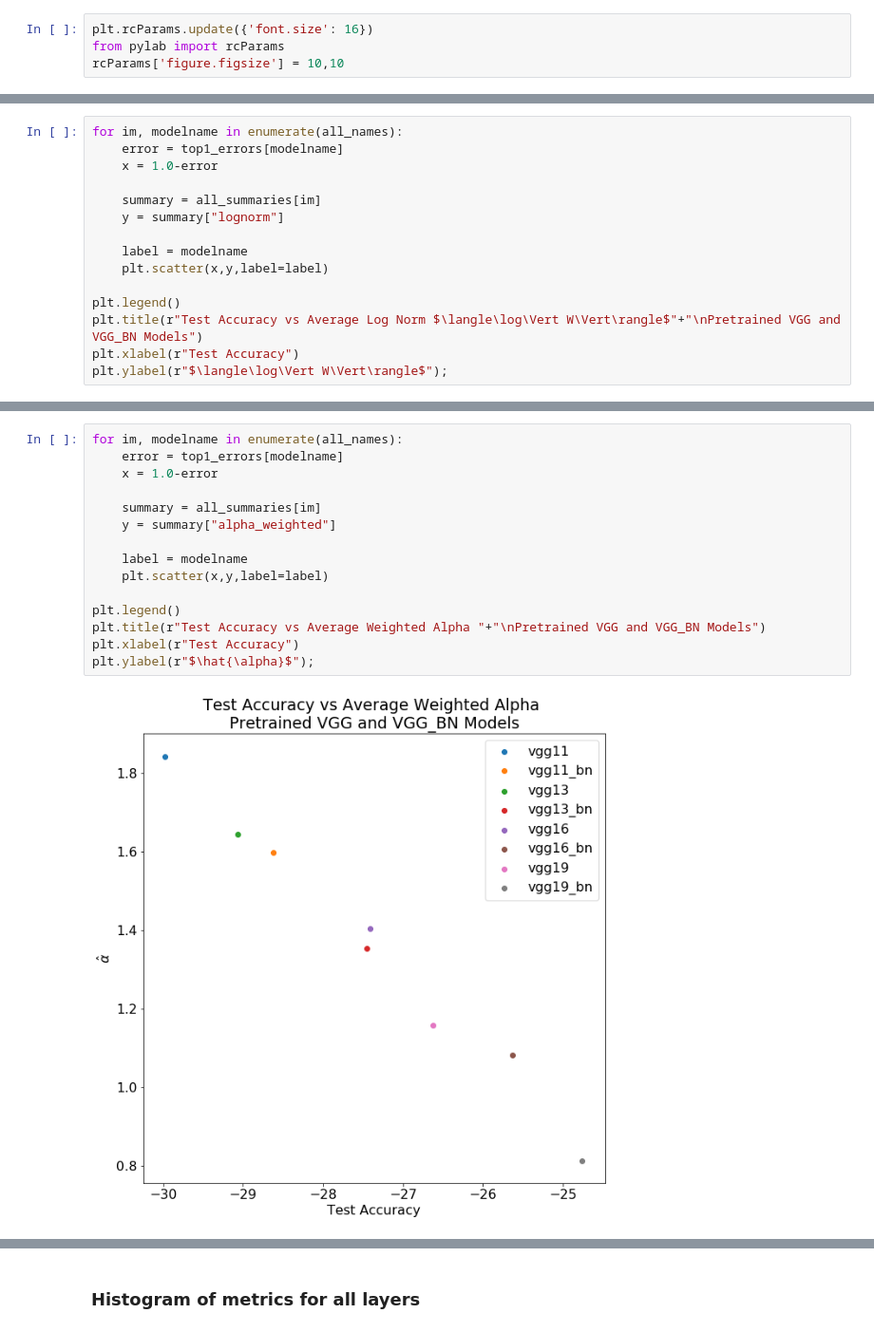
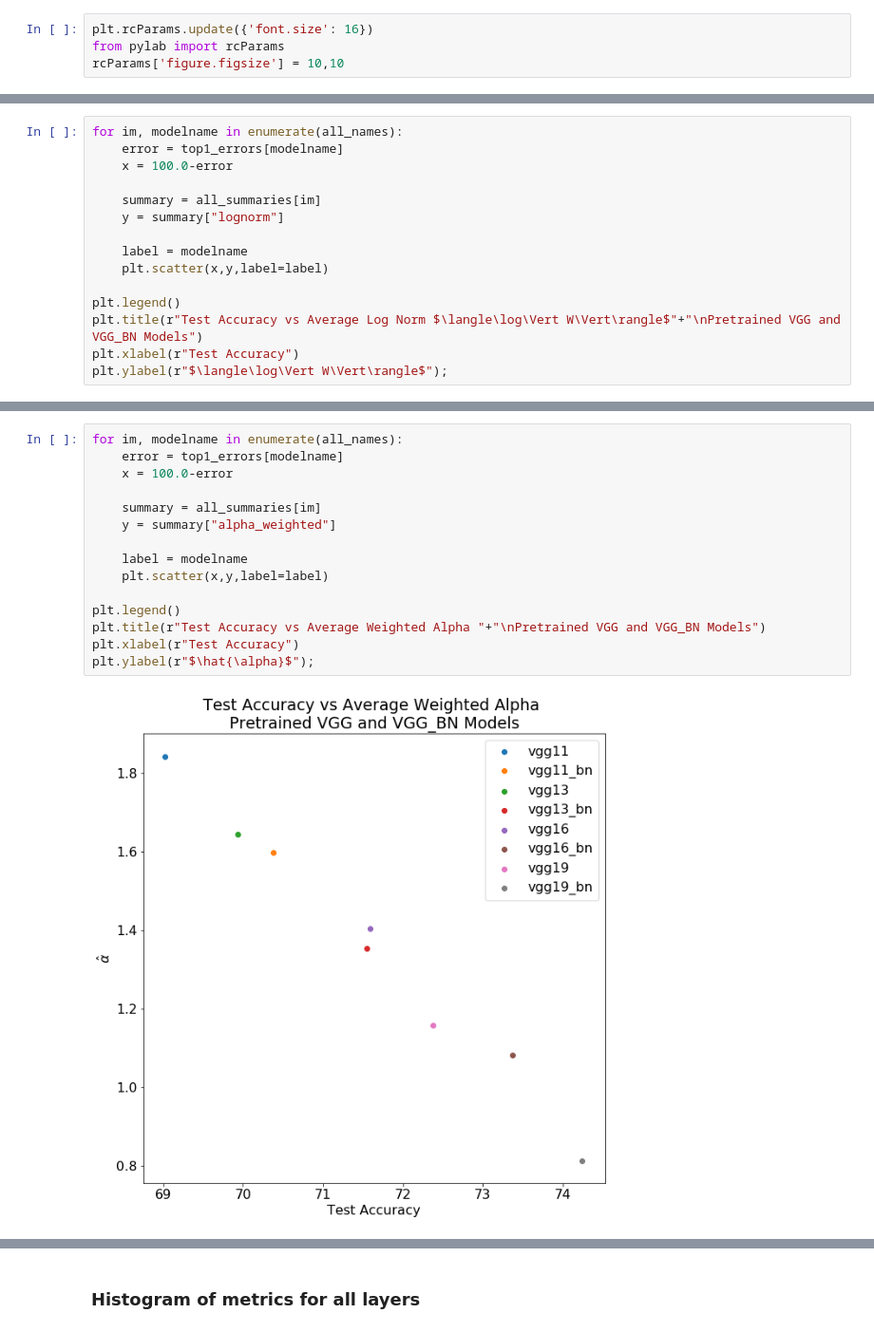
Before and after one commit to CalculatedContent/WeightWatcher, a Jupyter notebook: WeightWatcher-VGG.ipynb, the cells around one changed output, grey strips where cells are left out. Shown at 95% size. Cells and saved outputs as stored; diff of their text form.

```diff
--- a/WeightWatcher-VGG.ipynb
+++ b/WeightWatcher-VGG.ipynb
@@ -209,7 +209,7 @@ summary
 # %%
 for im, modelname in enumerate(all_names):
     error = top1_errors[modelname]
-    x = 1.0-error
+    x = 100.0-error
 
     summary = all_summaries[im]
     y = summary["lognorm"]
@@ -226,20 +226,20 @@ plt.ylabel(r"$\langle\log\Vert W\Vert\rangle$");
 # %%
 for im, modelname in enumerate(all_names):
     error = top1_errors[modelname]
-    x = 1.0-error
+    x = 100.0-error
 
     summary = all_summaries[im]
     y = summary["alpha_weighted"]
 
     label = modelname
     plt.scatter(x,y,label=label)
 
 plt.legend()
 plt.title(r"Test Accuracy vs Average Weighted Alpha "+"\nPretrained VGG and VGG_BN Models")
 plt.xlabel(r"Test Accuracy")
 plt.ylabel(r"$\hat{\alpha}$");
 # %% [output]
-[figure, old version]
+[figure, new version]
 # %%
 for im, modelname in enumerate(all_names):
     error = top1_errors[modelname]
```
Also changed, not shown: parts of 4 cells of this notebook.
